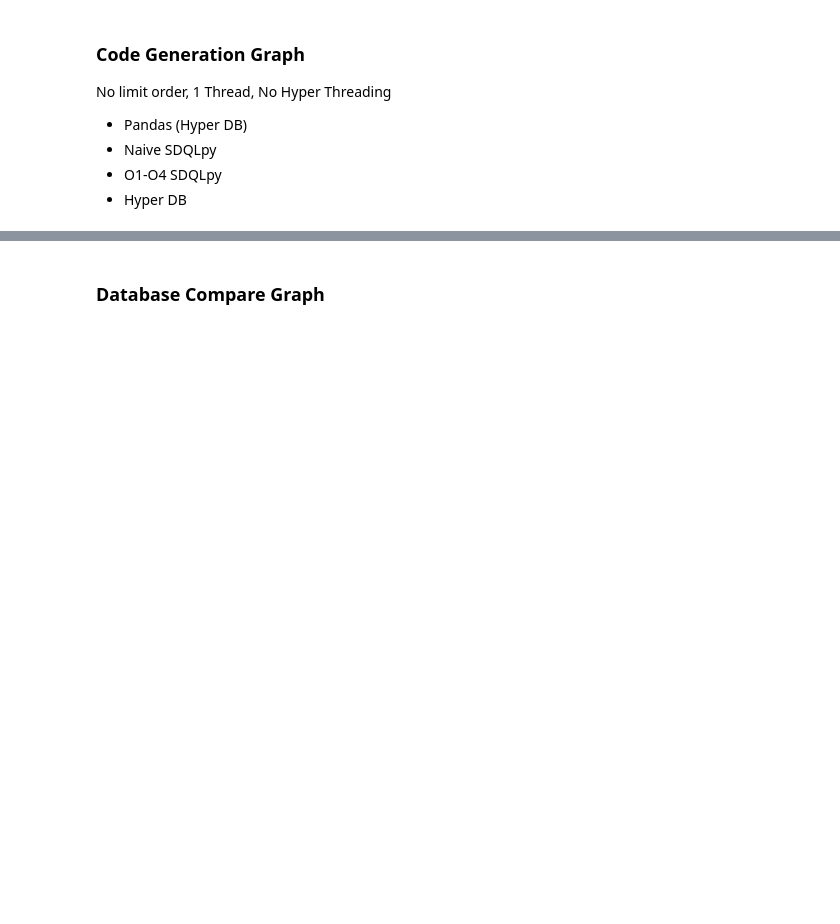
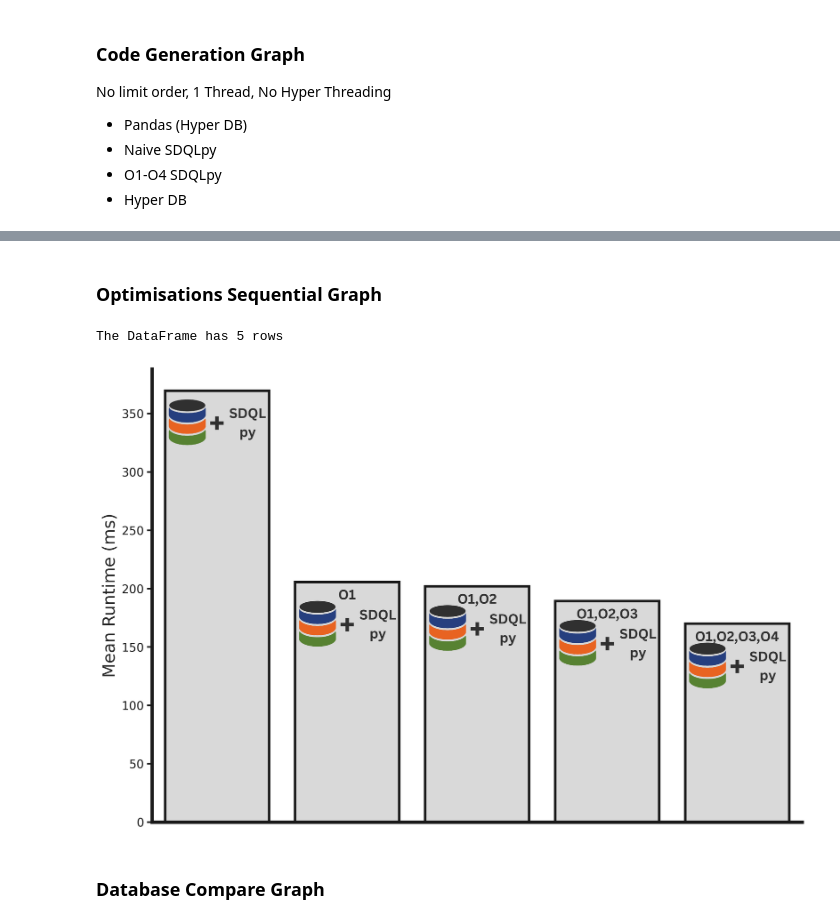
Before and after one commit to groegercesg/QueryBridge, a Jupyter notebook: benchmarking/notebooks/comp_analysis.ipynb, the cells around one changed output, grey strips where cells are left out. Cells and saved outputs as stored; diff of their text form; code cells hidden in the pictures; blank space fills up the shorter version.

Commit message:
Graphs generated for sequential optimisation and hl/cg figures improved with logos in the figures

```diff
--- a/benchmarking/notebooks/comp_analysis.ipynb
+++ b/benchmarking/notebooks/comp_analysis.ipynb
@@ -33,8 +34,8 @@ results.to_csv("../test_results/pg_duck_hyper_tpch_combined_test_results.csv", i
 
 - Area dimensions: 84.1 wide (inches), 29 high
 # %%
-box_height = 29
-box_width = 35   # Trying this for now
+box_height = 8
+box_width = 12   # Trying this for now
 # %%
 results = pd.read_csv("../test_results/pg_duck_hyper_tpch_combined_test_results.csv")
 # %%
@@ -306,3 +351,45 @@ The DataFrame has 4 rows
+# %% [markdown]
+### Optimisations Sequential Graph
+# %%
+cg_data = make_overall_table(pre_process(cg_results)).reset_index()
+
+cg_order = ['Naive SDQLpy', 'O1 SDQLpy', 'O1,O2 SDQLpy', 'O1,O2,O3 SDQLpy', 'O1,O2,O3,O4 SDQLpy']
+cg_data = cg_data[cg_data["Query Type"].isin(cg_order)]
+
+cg_data = cg_data.set_index('Query Type').loc[cg_order]
+cg_data = cg_data.reset_index()
+
+cg_data = cg_data.rename(columns={"Overall Mean Runtime (s)" : "Mean"})
+# Convert to ms
+cg_data['Mean'] = cg_data['Mean'].apply(lambda x : x * 1000)
+# %%
+cg_color = ["#D9D9D9"] * 5
+cg_hatch = [None, None, None, None, None]
+cg_filename = "../analysis_results/cgo/opt_graph.pdf"
+cg_logos = [
+    "BarImageLogos/BarImage - HyperDBSDQLpy.png",
+    "BarImageLogos/BarImage - HyperDBO1 SDQLpy.png",
+    "BarImageLogos/BarImage - HyperDBO1,O2 SDQLpy.png",
+    "BarImageLogos/BarImage - HyperDBO1,O2,O3 SDQLpy.png",
+    "BarImageLogos/BarImage - HyperDBO1,O2,O3,O4 SDQLpy.png"
+]
+
+make_average_graph(cg_data,
+                   cg_order,
+                   cg_color,
+                   cg_hatch,
+                   cg_filename,
+                   cg_logos,
+                   0,
+                   -38,
+                   box_height,
+                   box_width,
+                   "Query Type",
+                   'Mean',
+                   0.17)
+# %% [output]
+The DataFrame has 5 rows
+[figure, added]
 # %% [markdown]
 ### Database Compare Graph
 # %%
```
Also changed, not shown: parts of 7 cells of this notebook, 23 other files.
